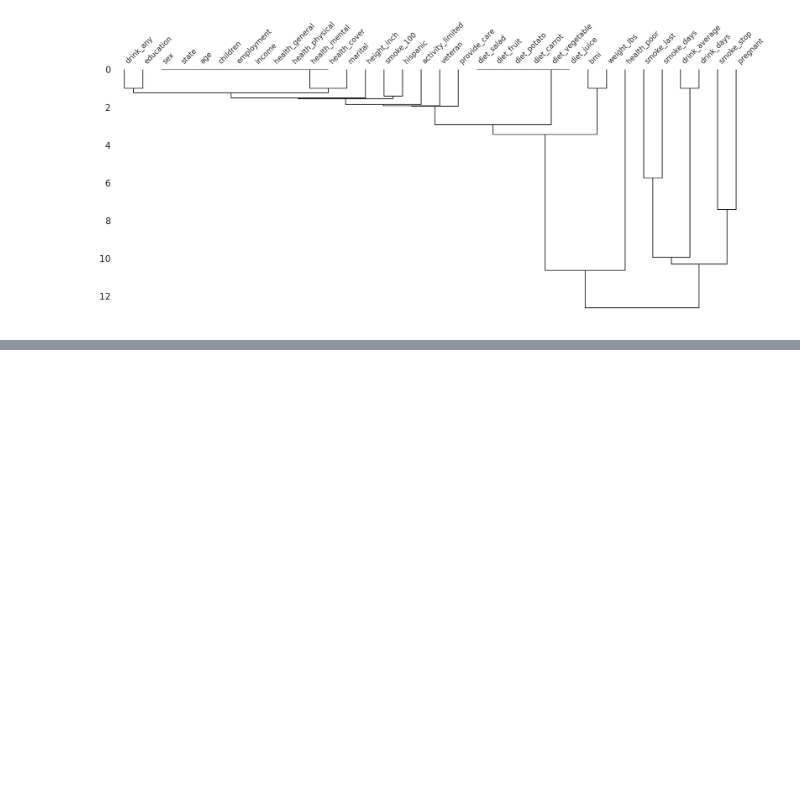
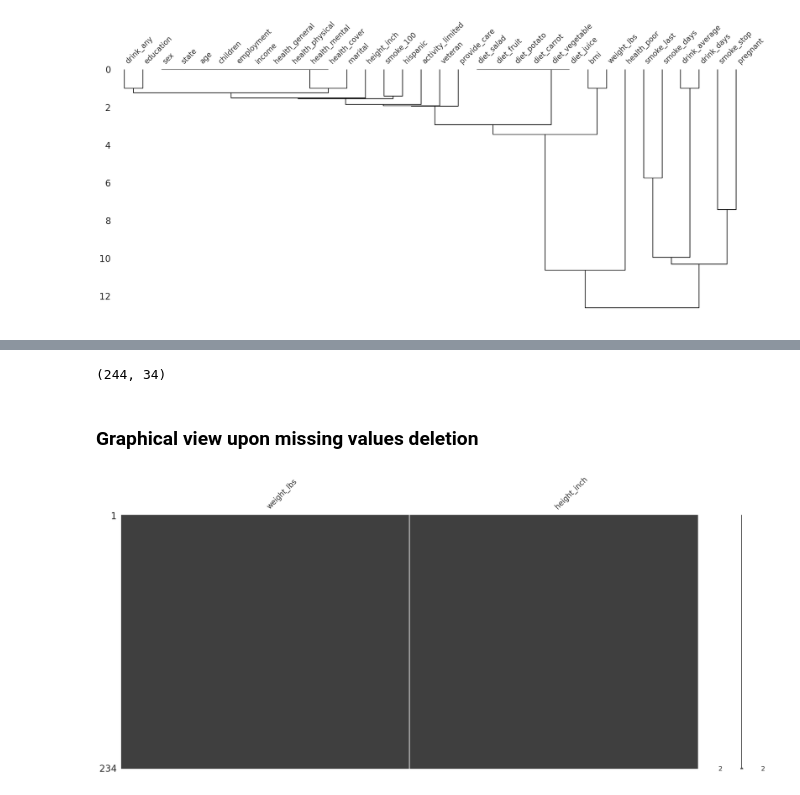
Before and after one commit to fenilenvinileno97/missing-values, a Jupyter notebook: notebooks/exploration.ipynb, the cells around one changed output, grey strips where cells are left out. Saved outputs shown, nothing was run; the diff lists cells and outputs as text; code cells hidden in the pictures; blank space fills up the shorter version.

Commit message:
Lessons about deleting and imputing of missing values, also some comments and function explanations were extended to be cleared and more understandable

```diff
--- a/notebooks/exploration.ipynb
+++ b/notebooks/exploration.ipynb
@@ -980,0 +1043,25 @@ plt.show()
+# %%
+(
+    riskfactors_df
+    .dropna(
+        subset=["weight_lbs", "height_inch"], #it contains the list of variables which I want to make listwise deletion.
+        how="all" #when we have missing values in both subsets.
+    )
+).shape
+# %% [output]
+(244, 34)
+# %% [markdown]
+### Graphical view upon missing values deletion
+# %%
+(
+    riskfactors_df
+    .dropna(
+        subset = ["weight_lbs", "height_inch"],
+        how = "any"
+    )
+    .select_columns(["weight_lbs", "height_inch"]) #this method comes from janitor library
+    .pipe(missingno.matrix)
+)
+plt.show()
+# %% [output]
+[figure, added]
```
Also changed, not shown: parts of 23 cells of this notebook.
